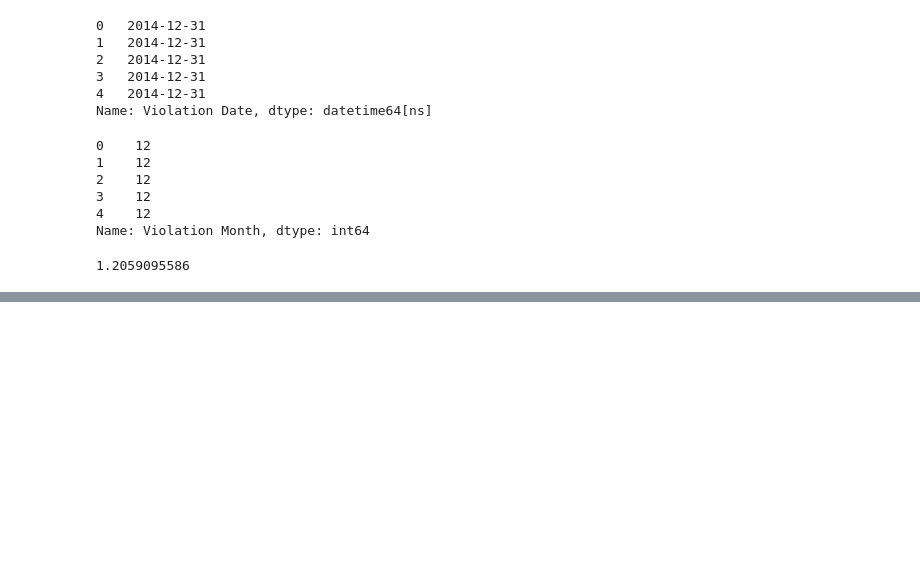
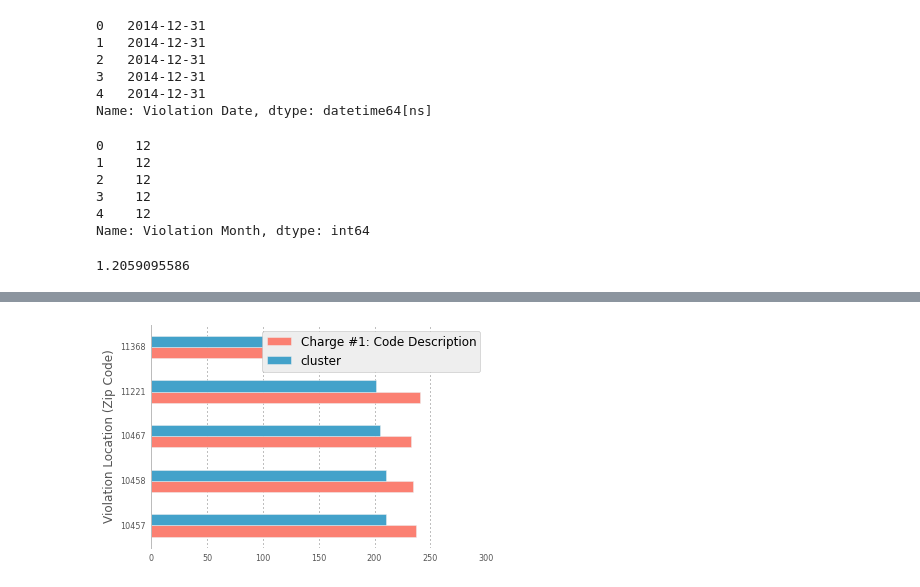
Before and after one commit to adysevy/small_businesses, a Jupyter notebook: clustering.ipynb, the cells around one changed output, grey strips where cells are left out. Saved outputs shown, nothing was run; the diff lists cells and outputs as text; code cells hidden in the pictures; blank space fills up the shorter version.

```diff
--- a/clustering.ipynb
+++ b/clustering.ipynb
@@ -227,0 +260,4 @@ print new_groups.mean()
+# %%
+df_top_zips = df[df['Violation Location (Zip Code)'].isin([11221,112207,10467,10457,10458,11368])]
+# print df_top_zips.head()
+df_top_zips['Violation Location (Zip Code)'] = df_top_zips['Violation Location (Zip Code)'].apply(lambda x: int(x))
@@ -227,0 +268,4 @@ print new_groups.mean()
+# %%
+df_top_zips_groups = df_top_zips.groupby(['Violation Location (Zip Code)'])['Charge #1: Code Description']\
+                                    .nunique().sort(ascending=False, inplace=False)
+print df_top_zips_groups
@@ -227,0 +280,4 @@ print new_groups.mean()
+# %%
+df_top_zips_groups_cluster = df_top_zips.groupby(['Violation Location (Zip Code)'])['cluster']\
+                                    .nunique().sort(ascending=False, inplace=False)
+print df_top_zips_groups_cluster
@@ -227,0 +292,12 @@ print new_groups.mean()
+# %%
+zips_compare = pd.concat([df_top_zips_groups, df_top_zips_groups_cluster], axis=1)
+ax = zips_compare.head(20).plot(kind='barh',fontsize=8, color = ['#fb8072','#43a2ca'])
+ax.spines["top"].set_visible(False)
+ax.spines["bottom"].set_visible(False)
+ax.spines["right"].set_visible(False)
+ax.yaxis.grid(False)
+ax.xaxis.grid(linestyle='-',linewidth=0.1,which = 'minor',alpha=0.1)
+ax.set_axis_bgcolor('w')
+# savefig('test.png', bbox_inches='tight')`
+# %% [output]
+[figure, added]
```
Also changed, not shown: parts of 24 cells of this notebook, 1 other file.
